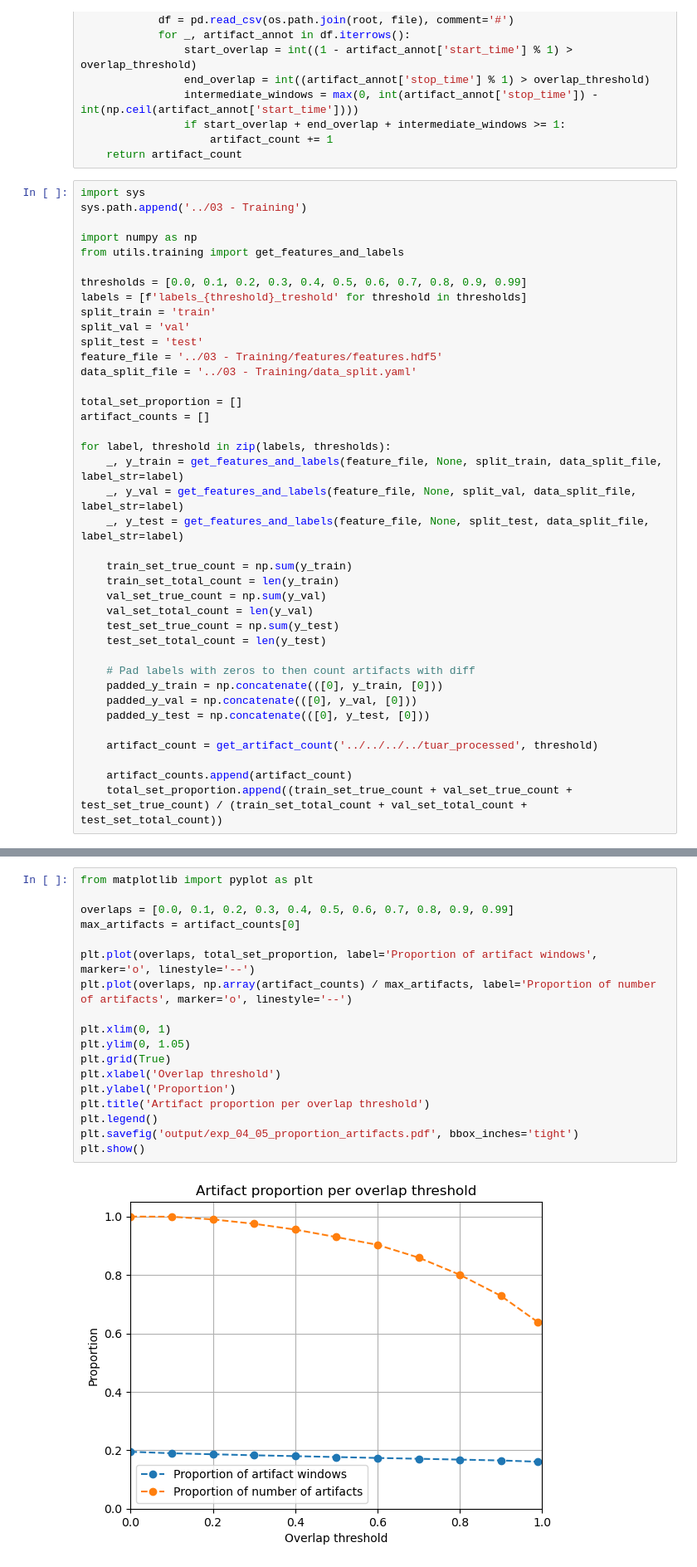
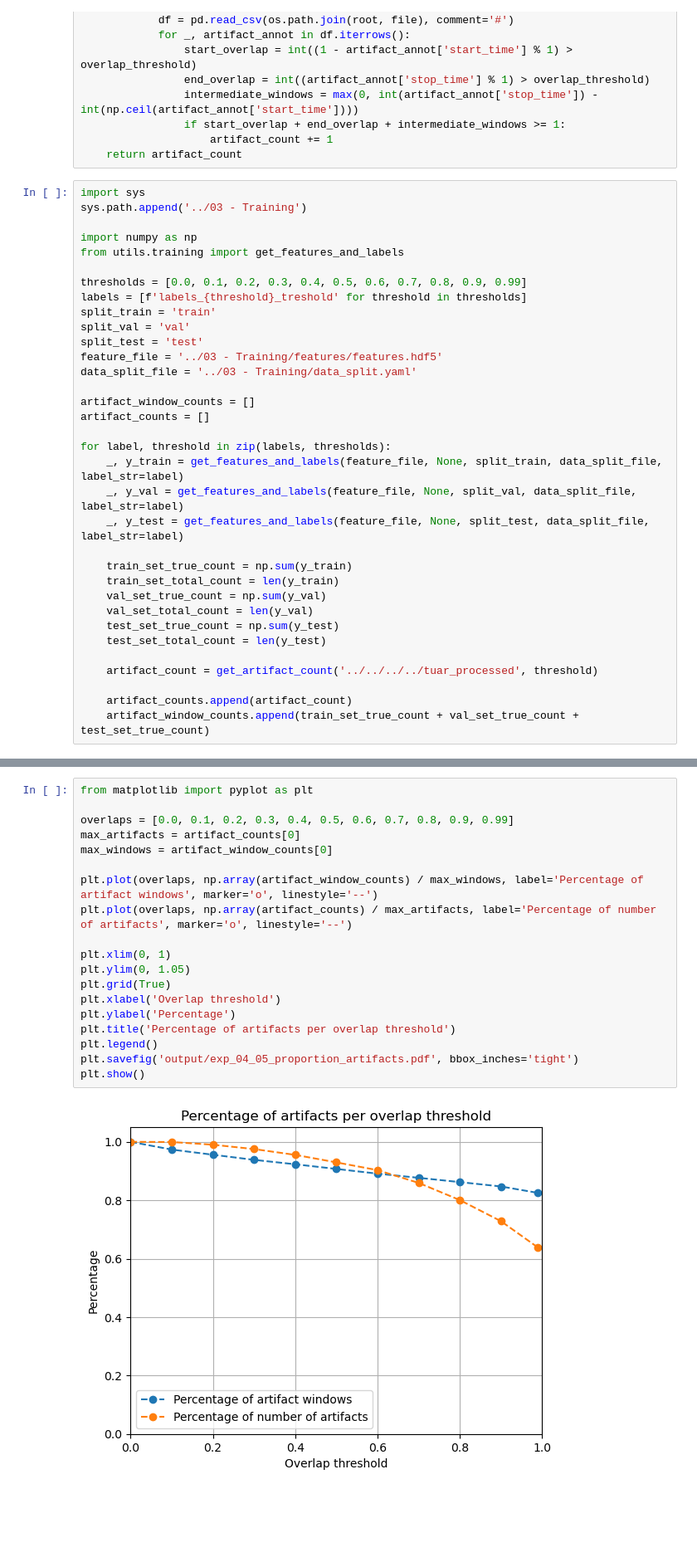
Before and after one commit to stuckkk/artifact-detection-seminar, a Jupyter notebook: experiments/04 - Thesis/exp_04_05.ipynb, the cells around one changed output, grey strips where cells are left out. Shown at 83% size. Drawn from its saved outputs; the diff is of its cells as text; blank space fills up the shorter version.

```diff
--- a/experiments/04 - Thesis/exp_04_05.ipynb
+++ b/experiments/04 - Thesis/exp_04_05.ipynb
@@ -40,7 +40,7 @@ split_test = 'test'
 feature_file = '../03 - Training/features/features.hdf5'
 data_split_file = '../03 - Training/data_split.yaml'
 
-total_set_proportion = []
+artifact_window_counts = []
 artifact_counts = []
 
 for label, threshold in zip(labels, thresholds):
@@ -55,12 +55,7 @@ for label, threshold in zip(labels, thresholds):
     test_set_true_count = np.sum(y_test)
     test_set_total_count = len(y_test)
 
-    # Pad labels with zeros to then count artifacts with diff
-    padded_y_train = np.concatenate(([0], y_train, [0]))
-    padded_y_val = np.concatenate(([0], y_val, [0]))
-    padded_y_test = np.concatenate(([0], y_test, [0]))
-
     artifact_count = get_artifact_count('../../../../tuar_processed', threshold)
 
     artifact_counts.append(artifact_count)
-    total_set_proportion.append((train_set_true_count + val_set_true_count + test_set_true_count) / (train_set_total_count + val_set_total_count + test_set_total_count))
+    artifact_window_counts.append(train_set_true_count + val_set_true_count + test_set_true_count)
@@ -81,20 +62,21 @@ artifact_counts
 # %%
 from matplotlib import pyplot as plt
 
 overlaps = [0.0, 0.1, 0.2, 0.3, 0.4, 0.5, 0.6, 0.7, 0.8, 0.9, 0.99]
 max_artifacts = artifact_counts[0]
+max_windows = artifact_window_counts[0]
 
-plt.plot(overlaps, total_set_proportion, label='Proportion of artifact windows', marker='o', linestyle='--')
-plt.plot(overlaps, np.array(artifact_counts) / max_artifacts, label='Proportion of number of artifacts', marker='o', linestyle='--')
+plt.plot(overlaps, np.array(artifact_window_counts) / max_windows, label='Percentage of artifact windows', marker='o', linestyle='--')
+plt.plot(overlaps, np.array(artifact_counts) / max_artifacts, label='Percentage of number of artifacts', marker='o', linestyle='--')
 
 plt.xlim(0, 1)
 plt.ylim(0, 1.05)
 plt.grid(True)
 plt.xlabel('Overlap threshold')
-plt.ylabel('Proportion')
-plt.title('Artifact proportion per overlap threshold')
+plt.ylabel('Percentage')
+plt.title('Percentage of artifacts per overlap threshold')
 plt.legend()
 plt.savefig('output/exp_04_05_proportion_artifacts.pdf', bbox_inches='tight')
 plt.show()
 # %% [output]
-[figure, old version]
+[figure, new version]
```
Also changed, not shown: parts of 1 cell of this notebook, 2 other files.
